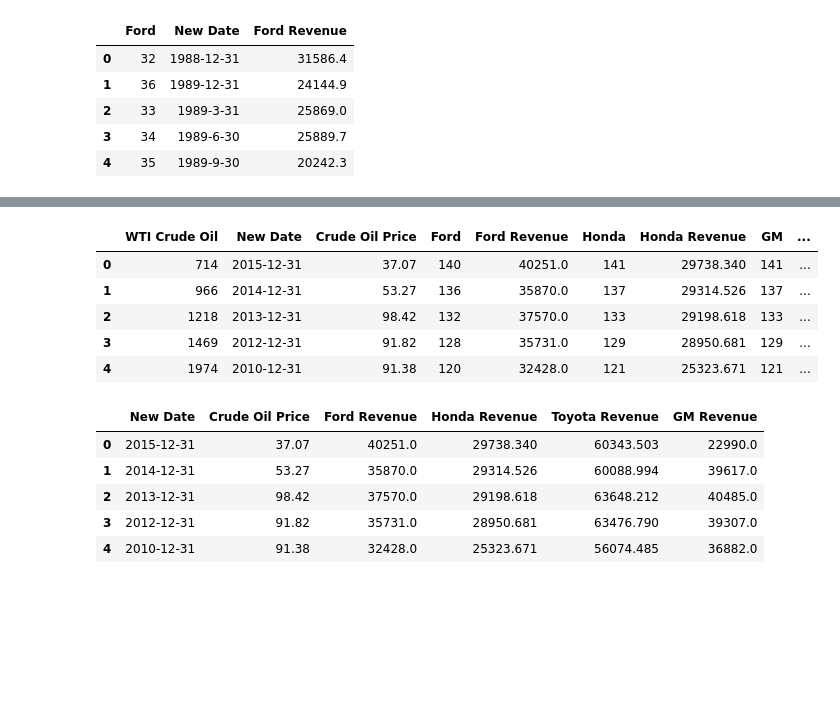
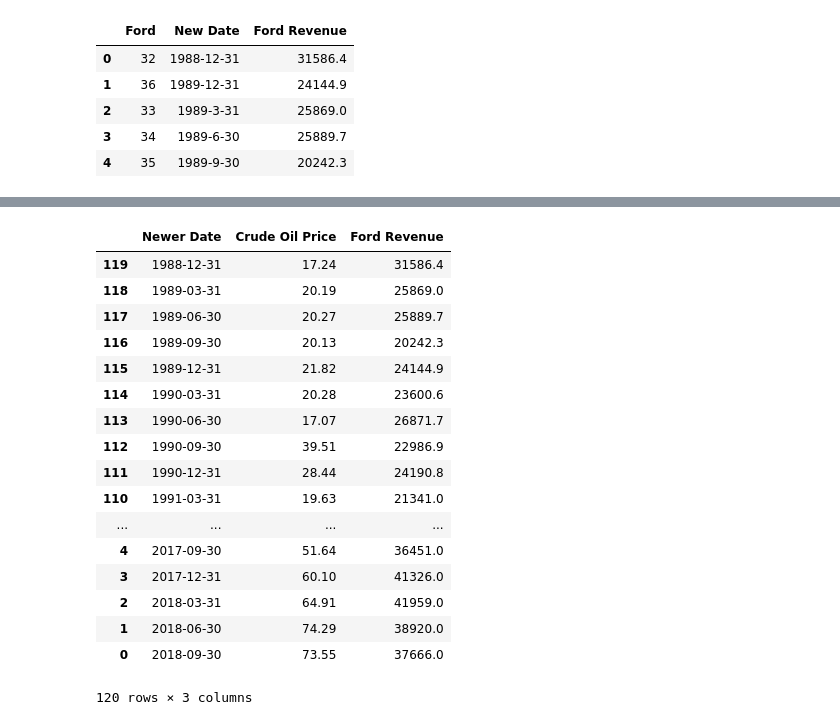
Before and after one commit to SamLingle/Oil-Price-X-Auto-Industry, a Jupyter notebook: Merged_Financials.ipynb, the cells around one changed output, grey strips where cells are left out. Saved outputs shown, nothing was run; the diff lists cells and outputs as text; code cells hidden in the pictures; blank space fills up the shorter version.

```diff
--- a/Merged_Financials.ipynb
+++ b/Merged_Financials.ipynb
@@ -40,0 +40,8 @@ toyota.head()
+# %%
+import datetime as dt
+newer_date3 = []
+for dates in toyota['New Date']:
+    s = dt.datetime.strptime(dates, '%Y-%m-%d')
+    newer_date3.append(s)
+toyota["Newer Date"]=newer_date3
+toyota.head()
@@ -49,3 +63,11 @@ ford.head()
 | 2 | 33 | 1989-3-31 | 25869.0 |
 | 3 | 34 | 1989-6-30 | 25889.7 |
 | 4 | 35 | 1989-9-30 | 20242.3 |
+# %%
+import datetime as dt
+newer_date2 = []
+for dates in ford['New Date']:
+    s = dt.datetime.strptime(dates, '%Y-%m-%d')
+    newer_date2.append(s)
+ford["Newer Date"]=newer_date2
+ford.head()
@@ -52,5 +81,11 @@ ford.head()
 # %%
 WTI_crude_oil = pd.read_csv(oil_csv)
 WTI_crude_oil = WTI_crude_oil.rename(columns={'Dates':'New Date', 'Last Price':'Crude Oil Price'})
-WTI_crude_oil.head()
+
+newer_date2 = []
+for dates in WTI_crude_oil['New Date']:
+    s = dt.datetime.strptime(dates, '%Y-%m-%d')
+    newer_date2.append(s)
+WTI_crude_oil["Newer Date"]=newer_date2
+ford.head()
 # %% [output]
@@ -64,25 +99,37 @@ WTI_crude_oil.head()
 # compile the list of dataframes want to merge
 data_frames = [WTI_crude_oil, ford, honda, gm, toyota]
 # %%
-df_merged = reduce(lambda  left,right: pd.merge(left,right,on=['New Date'],
-                                            how='inner'), data_frames).fillna('void')
-df_merged.head()
+#df_merged = reduce(lambda  left,right: pd.merge(left,right,on=['New Date'],
+                                            #how='inner'), data_frames).fillna('void')
+
+#df_merged
+df_merged = pd.merge(WTI_crude_oil, ford, on="Newer Date")
+#df_merged2 = pd.merge(df_merged, honda, on="New Date")
+#df_merged3 = pd.merge(df_merged2, gm, on="New Date")
+#df_merged4 = pd.merge(df_merged3, toyota, on="New Date")
+#df_merged4
-# %% [output]
-|  | WTI Crude Oil | New Date | Crude Oil Price | Ford | Ford Revenue | Honda | Honda Revenue | GM | ... |
-| 0 | 714 | 2015-12-31 | 37.07 | 140 | 40251.0 | 141 | 29738.340 | 141 | ... |
-| 1 | 966 | 2014-12-31 | 53.27 | 136 | 35870.0 | 137 | 29314.526 | 137 | ... |
-| 2 | 1218 | 2013-12-31 | 98.42 | 132 | 37570.0 | 133 | 29198.618 | 133 | ... |
-| 3 | 1469 | 2012-12-31 | 91.82 | 128 | 35731.0 | 129 | 28950.681 | 129 | ... |
-| 4 | 1974 | 2010-12-31 | 91.38 | 120 | 32428.0 | 121 | 25323.671 | 121 | ... |
 # %%
 # Reorganize and rename the data frame.
-df_m_o = df_merged[['New Date', 'Crude Oil Price','Ford Revenue','Honda Revenue','Toyota Revenue','GM Revenue']]
-df_m_o.head()
+df_m_o = df_merged[['Newer Date', 'Crude Oil Price','Ford Revenue']]
+df_mo=df_m_o.sort_values("Newer Date", ascending=True)
+df_mo
 # %% [output]
-|  | New Date | Crude Oil Price | Ford Revenue | Honda Revenue | Toyota Revenue | GM Revenue |
-| 0 | 2015-12-31 | 37.07 | 40251.0 | 29738.340 | 60343.503 | 22990.0 |
-| 1 | 2014-12-31 | 53.27 | 35870.0 | 29314.526 | 60088.994 | 39617.0 |
-| 2 | 2013-12-31 | 98.42 | 37570.0 | 29198.618 | 63648.212 | 40485.0 |
-| 3 | 2012-12-31 | 91.82 | 35731.0 | 28950.681 | 63476.790 | 39307.0 |
-| 4 | 2010-12-31 | 91.38 | 32428.0 | 25323.671 | 56074.485 | 36882.0 |
+|  | Newer Date | Crude Oil Price | Ford Revenue |
+| 119 | 1988-12-31 | 17.24 | 31586.4 |
+| 118 | 1989-03-31 | 20.19 | 25869.0 |
+| 117 | 1989-06-30 | 20.27 | 25889.7 |
+| 116 | 1989-09-30 | 20.13 | 20242.3 |
+| 115 | 1989-12-31 | 21.82 | 24144.9 |
+| 114 | 1990-03-31 | 20.28 | 23600.6 |
+| 113 | 1990-06-30 | 17.07 | 26871.7 |
+| 112 | 1990-09-30 | 39.51 | 22986.9 |
+| 111 | 1990-12-31 | 28.44 | 24190.8 |
+| 110 | 1991-03-31 | 19.63 | 21341.0 |
+| ... | ... | ... | ... |
+| 4 | 2017-09-30 | 51.64 | 36451.0 |
+| 3 | 2017-12-31 | 60.10 | 41326.0 |
+| 2 | 2018-03-31 | 64.91 | 41959.0 |
+| 1 | 2018-06-30 | 74.29 | 38920.0 |
+| 0 | 2018-09-30 | 73.55 | 37666.0 |
+120 rows × 3 columns
 # %%
```
Also changed, not shown: parts of 12 cells of this notebook, 1 other file.
